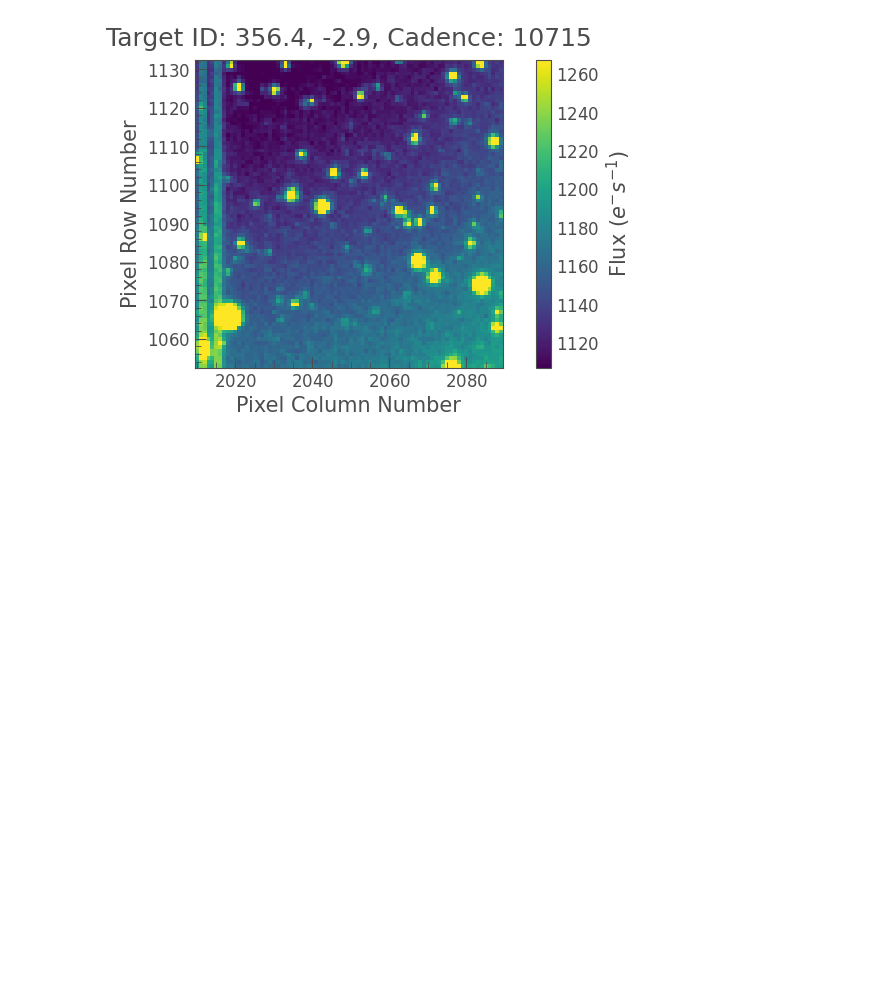
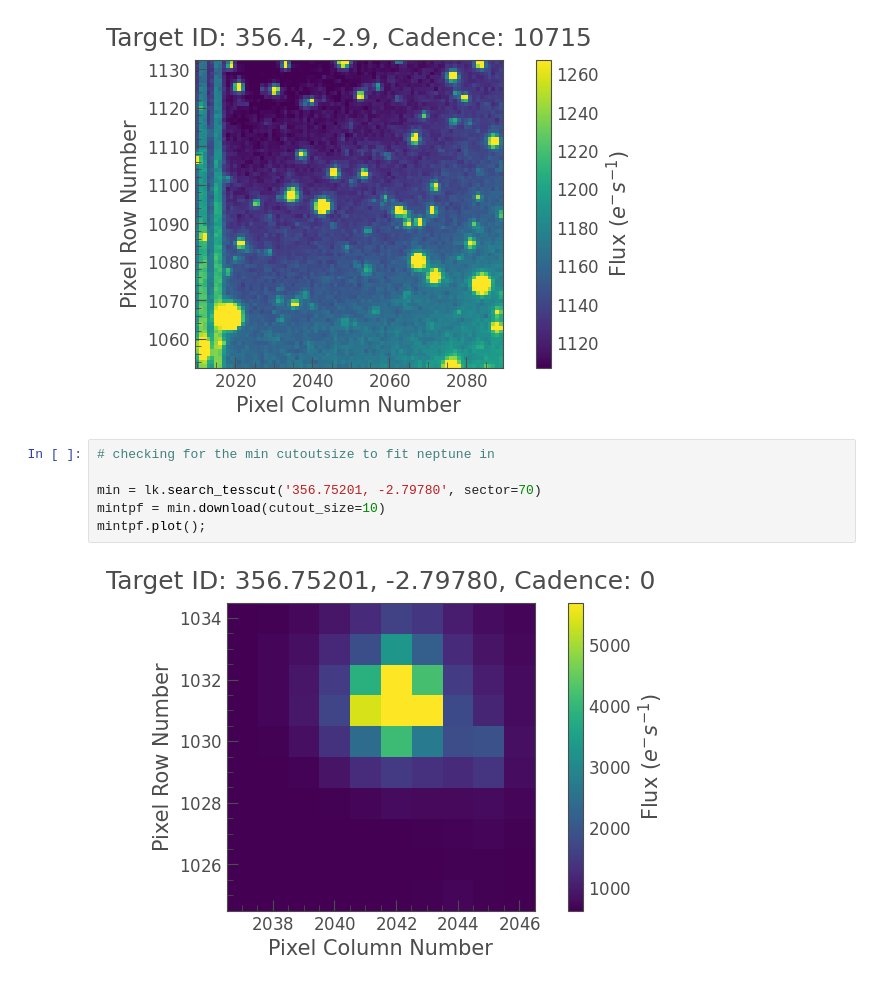
Before and after one commit to kenny-phan/tess-ice-giants, a Jupyter notebook: BINGO!.ipynb, the cells around one changed output. Saved outputs shown, nothing was run; the diff lists cells and outputs as text; blank space fills up the shorter version.

```diff
--- a/BINGO!.ipynb
+++ b/BINGO!.ipynb
@@ -204,3 +204,11 @@ tpf_100px.plot(cadenceno = 10715);
 [figure]
 [figure]
 [figure]
+# %%
+# checking for the min cutoutsize to fit neptune in
+
+min = lk.search_tesscut('356.75201, -2.79780', sector=70)
+mintpf = min.download(cutout_size=10)
+mintpf.plot();
+# %% [output]
+[figure, added]
```
Also changed, not shown: parts of 1 cell of this notebook, 6 other files.
